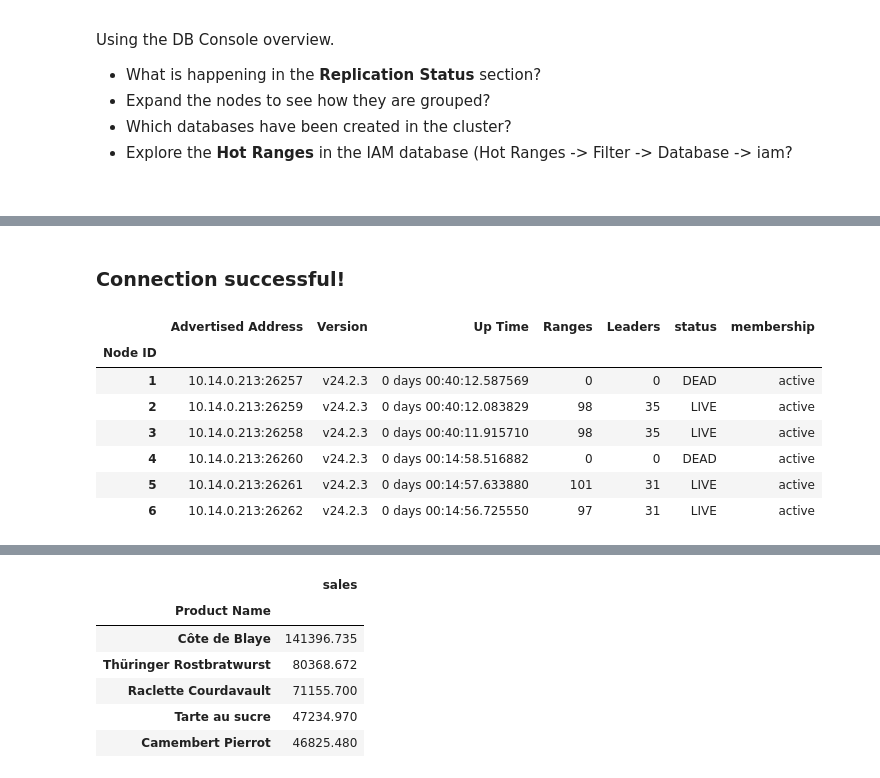
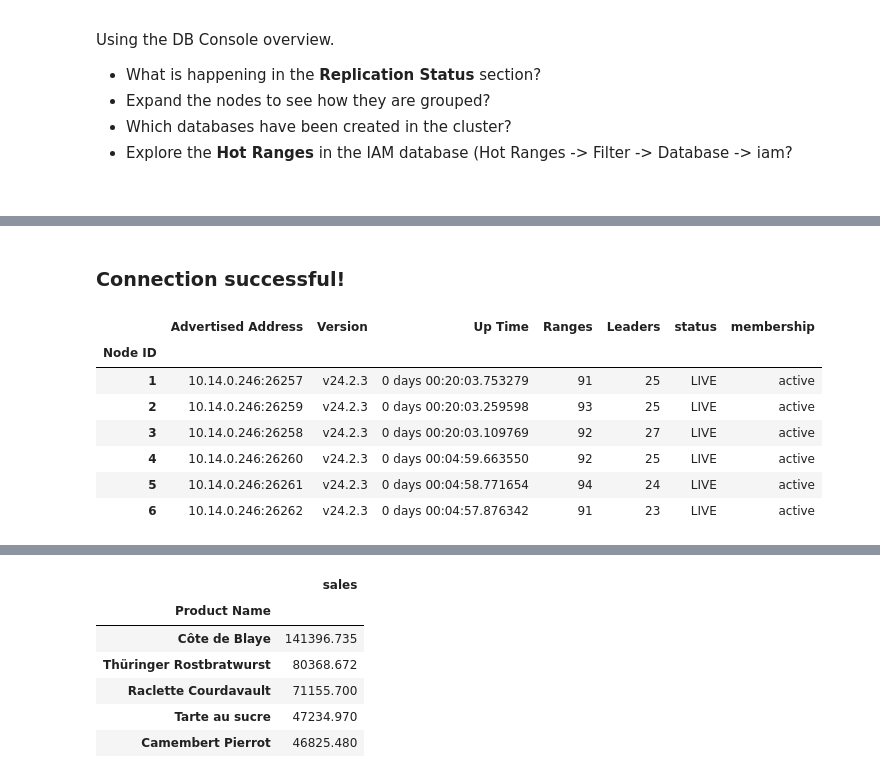
Before and after one commit to ainfanzon/Cockroach_IAM_Workshop, a Jupyter notebook: GCP_Colab_notebooks/Exercise_02.ipynb, the cells around one changed output, grey strips where cells are left out. Cells and saved outputs as stored; diff of their text form; code cells hidden in the pictures.

```diff
--- a/GCP_Colab_notebooks/Exercise_02.ipynb
+++ b/GCP_Colab_notebooks/Exercise_02.ipynb
@@ -65,7 +65,7 @@ try:
     conn = psycopg2.connect(
         database = 'defaultdb'
       , user = 'root'
-      , host = '34.220.178.103'      # Use the PUBLIC IP
+      , host = '35.87.223.79'      # Use the PUBLIC IP
       , port = '26257'
       , sslmode = 'disable'
     )
@@ -218,46 +218,46 @@ try:
     conn = psycopg2.connect(
         database = 'northwind'
       , user = 'root'
-      , host = '34.220.178.103'     # Use the PUBLIC IP
+      , host = '35.87.223.79'     # Use the PUBLIC IP
       , port = '26276'            # This is the HAProxy listening port
       , sslmode = 'disable'
     )
     display(Markdown("### Connection successful!"))
     cursor = conn.cursor()
 except psycopg2.OperationalError as e:
     print(f"Error connecting to database: {e}")
 
 try:
     cursor = conn.cursor()
     cursor.execute("""
         SELECT gn.node_id AS "Node ID"
              , gn.advertise_sql_address AS "Advertised Address"
              , gn.build_tag AS "Version"
              , current_timestamp() AT TIME ZONE 'UTC' - gn.started_at AS "Up Time"
              , "ranges" AS "Ranges"
              , leases AS "Leaders"
              , CASE WHEN is_live THEN 'LIVE' ELSE 'DEAD' END AS "status"
              , gl.membership
         FROM crdb_internal.gossip_nodes AS gn JOIN crdb_internal.gossip_liveness AS gl USING(node_id)
         """)
     result_set = cursor.fetchall()
     df_result_set = pd.DataFrame(result_set, columns=[desc[0] for desc in cursor.description])
     df_result_set.set_index('Node ID', inplace=True)
     display(df_result_set)
     cursor.close()
 except psycopg2.OperationalError as e:
     cursor.close()
     conn.commit()
 # %% [output]
 ### Connection successful!
 |  | Advertised Address | Version | Up Time | Ranges | Leaders | status | membership |
 | Node ID |  |  |  |  |  |  |  |
-| 1 | 10.14.0.213:26257 | v24.2.3 | 0 days 00:40:12.587569 | 0 | 0 | DEAD | active |
-| 2 | 10.14.0.213:26259 | v24.2.3 | 0 days 00:40:12.083829 | 98 | 35 | LIVE | active |
-| 3 | 10.14.0.213:26258 | v24.2.3 | 0 days 00:40:11.915710 | 98 | 35 | LIVE | active |
-| 4 | 10.14.0.213:26260 | v24.2.3 | 0 days 00:14:58.516882 | 0 | 0 | DEAD | active |
-| 5 | 10.14.0.213:26261 | v24.2.3 | 0 days 00:14:57.633880 | 101 | 31 | LIVE | active |
-| 6 | 10.14.0.213:26262 | v24.2.3 | 0 days 00:14:56.725550 | 97 | 31 | LIVE | active |
+| 1 | 10.14.0.246:26257 | v24.2.3 | 0 days 00:20:03.753279 | 91 | 25 | LIVE | active |
+| 2 | 10.14.0.246:26259 | v24.2.3 | 0 days 00:20:03.259598 | 93 | 25 | LIVE | active |
+| 3 | 10.14.0.246:26258 | v24.2.3 | 0 days 00:20:03.109769 | 92 | 27 | LIVE | active |
+| 4 | 10.14.0.246:26260 | v24.2.3 | 0 days 00:04:59.663550 | 92 | 25 | LIVE | active |
+| 5 | 10.14.0.246:26261 | v24.2.3 | 0 days 00:04:58.771654 | 94 | 24 | LIVE | active |
+| 6 | 10.14.0.246:26262 | v24.2.3 | 0 days 00:04:57.876342 | 91 | 23 | LIVE | active |
 # %% [markdown]
 #### Few points to note
 
```
Also changed, not shown: parts of 2 cells of this notebook.
